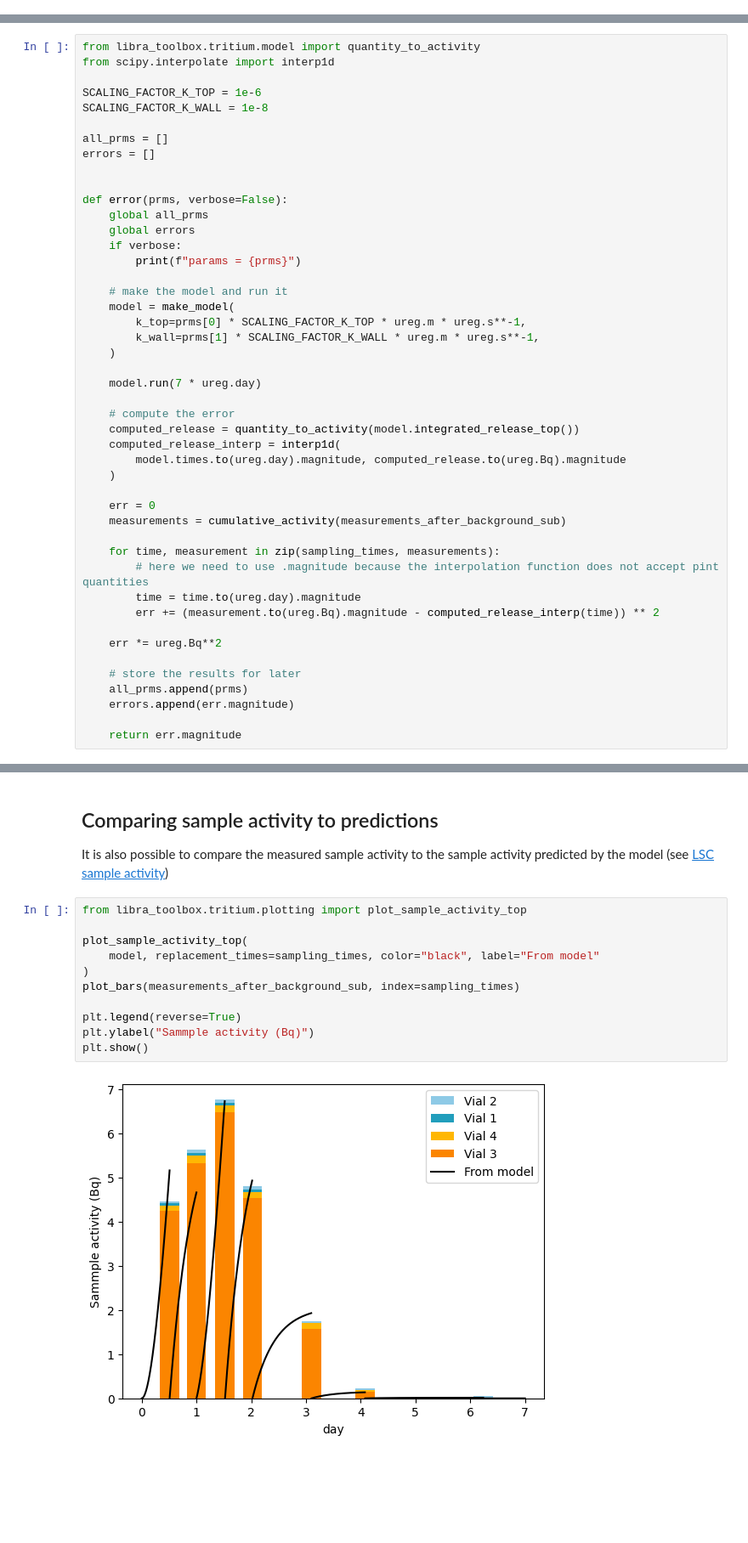
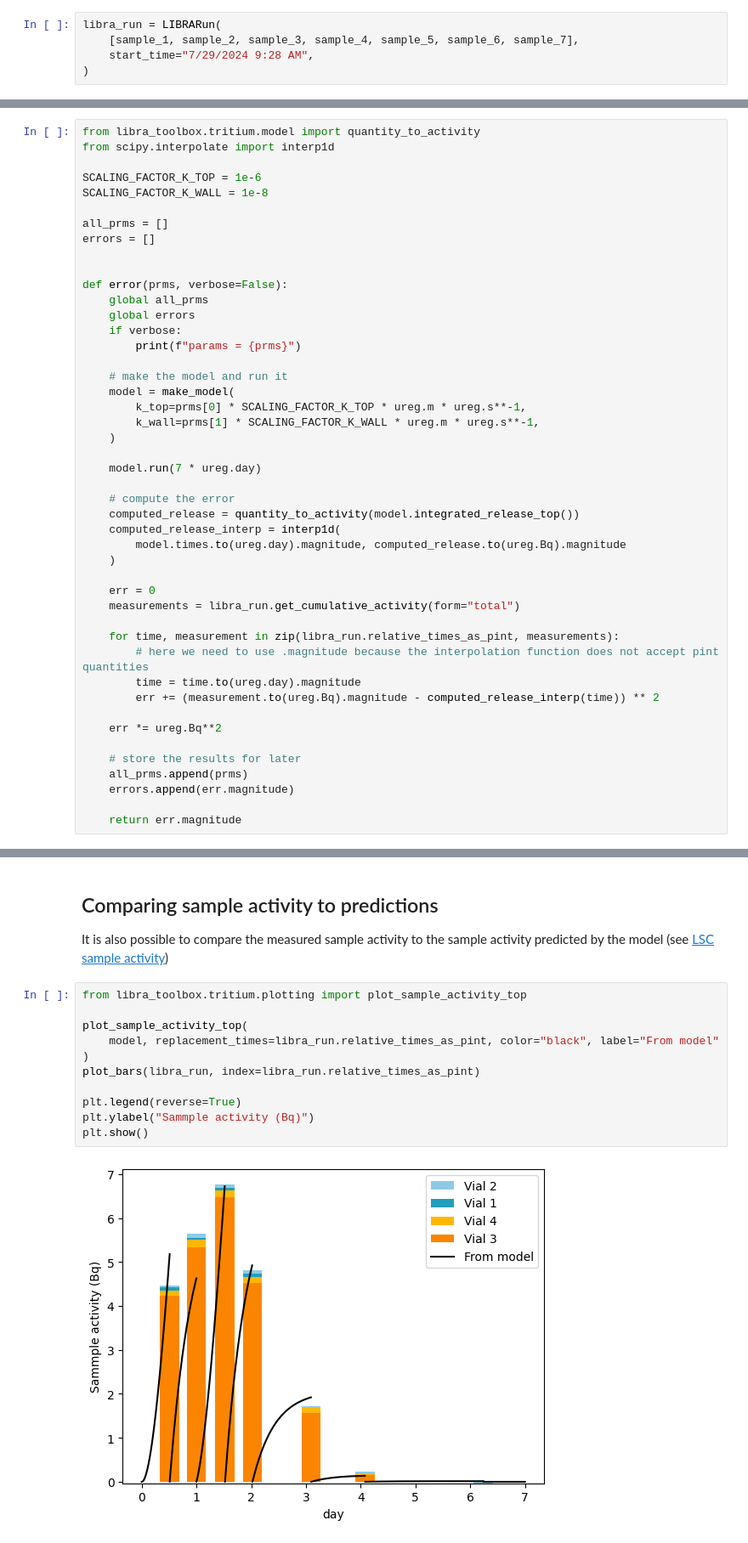
Before and after one commit to davidepettinari/libra-toolbox, a Jupyter notebook: docs/examples/fit_tritium_release.ipynb, the cells around one changed output, grey strips where cells are left out. Shown: that part at 85% size. Cells and saved outputs as stored; diff of their text form; blank space fills up the shorter version.

```diff
--- a/docs/examples/fit_tritium_release.ipynb
+++ b/docs/examples/fit_tritium_release.ipynb
@@ -69,0 +87,5 @@ measurements_after_background_sub = substract_background_from_measurements(
+# %%
+libra_run = LIBRARun(
+    [sample_1, sample_2, sample_3, sample_4, sample_5, sample_6, sample_7],
+    start_time="7/29/2024 9:28 AM",
+)
@@ -182,9 +197,9 @@ def error(prms, verbose=False):
     )
 
     err = 0
-    measurements = cumulative_activity(measurements_after_background_sub)
+    measurements = libra_run.get_cumulative_activity(form="total")
 
-    for time, measurement in zip(sampling_times, measurements):
+    for time, measurement in zip(libra_run.relative_times_as_pint, measurements):
         # here we need to use .magnitude because the interpolation function does not accept pint quantities
         time = time.to(ureg.day).magnitude
         err += (measurement.to(ureg.Bq).magnitude - computed_release_interp(time)) ** 2
@@ -322,13 +337,13 @@ It is also possible to compare the measured sample activity to the sample activi
 # %%
 from libra_toolbox.tritium.plotting import plot_sample_activity_top
 
 plot_sample_activity_top(
-    model, replacement_times=sampling_times, color="black", label="From model"
+    model, replacement_times=libra_run.relative_times_as_pint, color="black", label="From model"
 )
-plot_bars(measurements_after_background_sub, index=sampling_times)
+plot_bars(libra_run, index=libra_run.relative_times_as_pint)
 
 plt.legend(reverse=True)
 plt.ylabel("Sammple activity (Bq)")
 plt.show()
 # %% [output]
-[figure, old version]
+[figure, new version]
```
Also changed, not shown: parts of 16 cells of this notebook.
